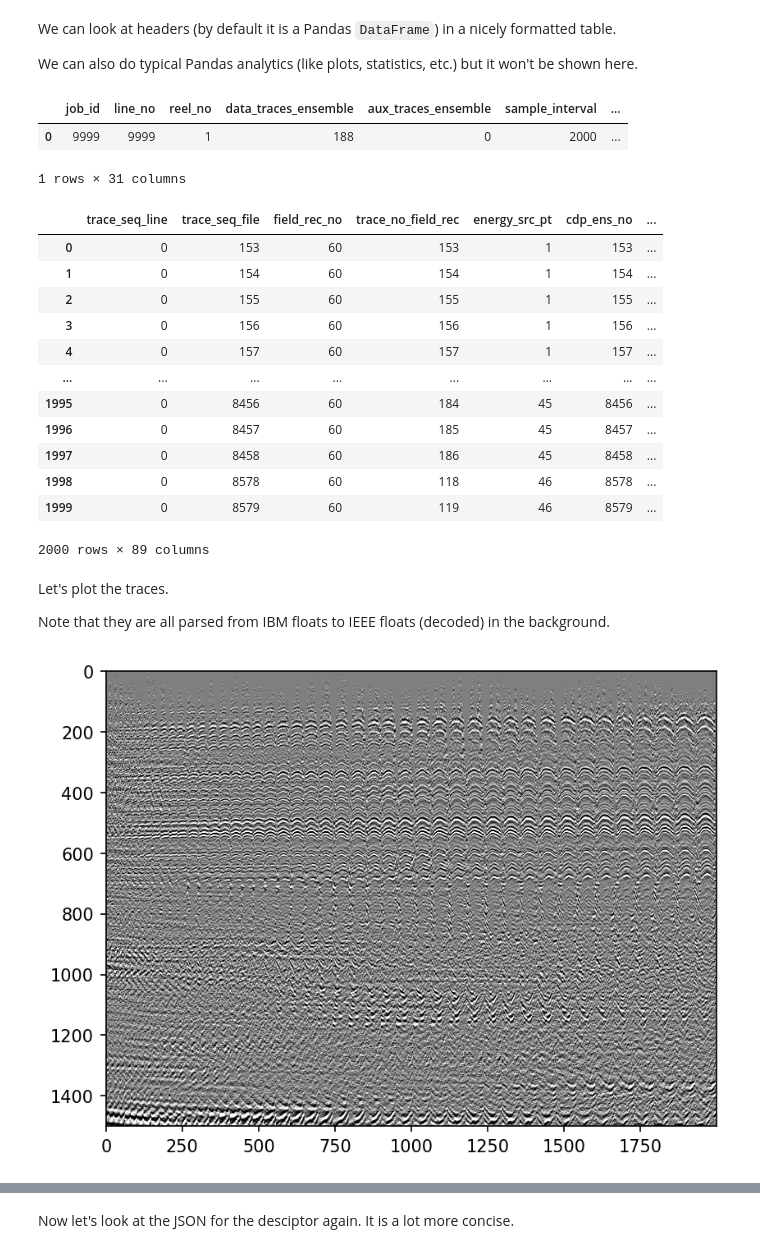
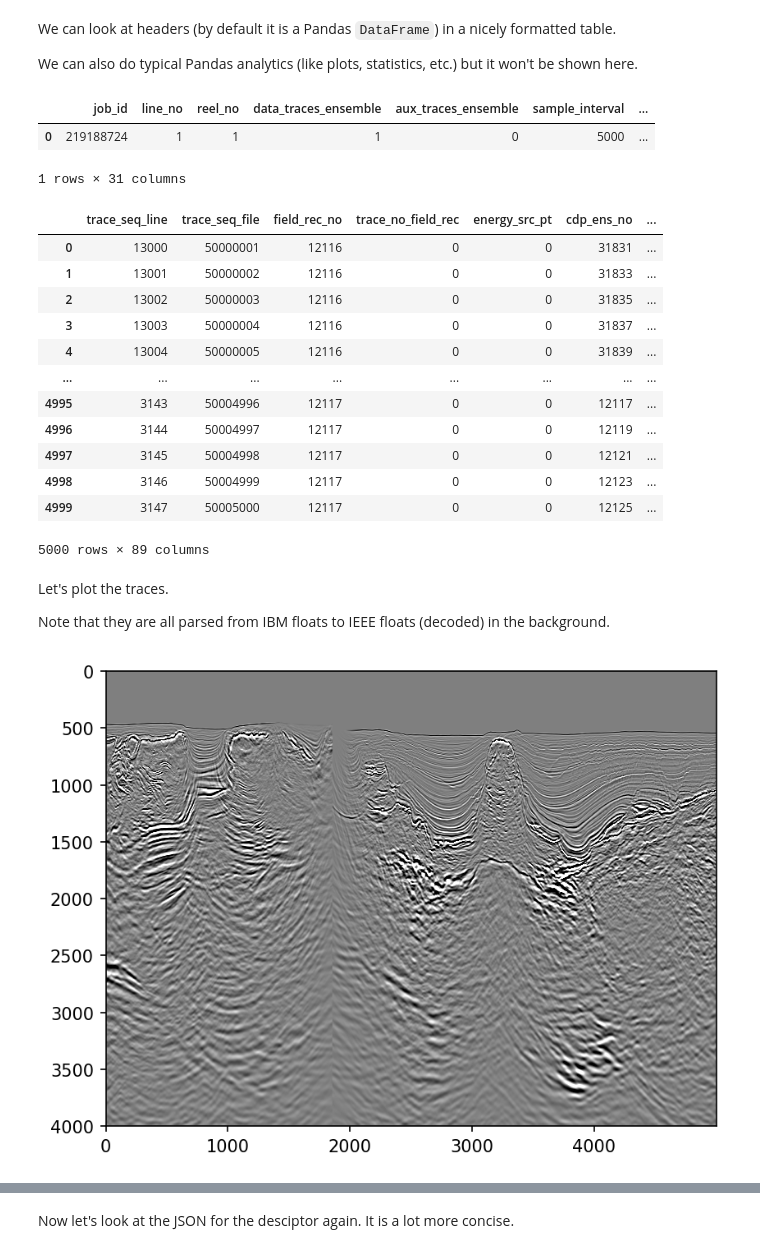
Before and after one commit to TGSAI/segy, a Jupyter notebook: examples/demo.ipynb, the cells around one changed output, grey strips where cells are left out. Cells and saved outputs as stored; diff of their text form; code cells hidden in the pictures.

```diff
--- a/examples/demo.ipynb
+++ b/examples/demo.ipynb
@@ -15,7 +15,7 @@ from IPython.display import JSON
 
 from segy import SegyFile
 
-path = "gs://tgs-datascience-zarr-experiments/segy/filt_mig_nopad_tgsbytes.sgy"
+path = "gs://tgs-datascience-zarr-experiments/segy/KIRDMPMIG.V3.SEGY"
 
 sgy = SegyFile(path, segy_standard=1)
 # %% [markdown]
@@ -42,5 +50,12 @@ Here we read:
 # %%
-text_hdr = sgy.text_header
-bin_hdr = sgy.binary_header
-trcs = sgy.trace[:2000]
+text_header = sgy.text_header
+binary_header = sgy.binary_header
+
+start = 50_000_000
+stop = start + 5_000
+
+traces = sgy.trace[start:stop]
+
+trace_headers = traces["header"]
+trace_data = traces["data"]
 # %% [markdown]
@@ -73,37 +89,37 @@ We can look at headers (by default it is a Pandas `DataFrame`) in a nicely forma
 
 We can also do typical Pandas analytics (like plots, statistics, etc.) but it won't be shown here.
 # %%
-bin_hdr
+binary_header
 # %% [output]
 |  | job_id | line_no | reel_no | data_traces_ensemble | aux_traces_ensemble | sample_interval | ... |
-| 0 | 9999 | 9999 | 1 | 188 | 0 | 2000 | ... |
+| 0 | 219188724 | 1 | 1 | 1 | 0 | 5000 | ... |
 1 rows × 31 columns
 # %%
-trcs["header"]
+trace_headers
 # %% [output]
 |  | trace_seq_line | trace_seq_file | field_rec_no | trace_no_field_rec | energy_src_pt | cdp_ens_no | ... |
-| 0 | 0 | 153 | 60 | 153 | 1 | 153 | ... |
-| 1 | 0 | 154 | 60 | 154 | 1 | 154 | ... |
-| 2 | 0 | 155 | 60 | 155 | 1 | 155 | ... |
-| 3 | 0 | 156 | 60 | 156 | 1 | 156 | ... |
-| 4 | 0 | 157 | 60 | 157 | 1 | 157 | ... |
+| 0 | 13000 | 50000001 | 12116 | 0 | 0 | 31831 | ... |
+| 1 | 13001 | 50000002 | 12116 | 0 | 0 | 31833 | ... |
+| 2 | 13002 | 50000003 | 12116 | 0 | 0 | 31835 | ... |
+| 3 | 13003 | 50000004 | 12116 | 0 | 0 | 31837 | ... |
+| 4 | 13004 | 50000005 | 12116 | 0 | 0 | 31839 | ... |
 | ... | ... | ... | ... | ... | ... | ... | ... |
-| 1995 | 0 | 8456 | 60 | 184 | 45 | 8456 | ... |
-| 1996 | 0 | 8457 | 60 | 185 | 45 | 8457 | ... |
-| 1997 | 0 | 8458 | 60 | 186 | 45 | 8458 | ... |
-| 1998 | 0 | 8578 | 60 | 118 | 46 | 8578 | ... |
-| 1999 | 0 | 8579 | 60 | 119 | 46 | 8579 | ... |
+| 4995 | 3143 | 50004996 | 12117 | 0 | 0 | 12117 | ... |
+| 4996 | 3144 | 50004997 | 12117 | 0 | 0 | 12119 | ... |
+| 4997 | 3145 | 50004998 | 12117 | 0 | 0 | 12121 | ... |
+| 4998 | 3146 | 50004999 | 12117 | 0 | 0 | 12123 | ... |
+| 4999 | 3147 | 50005000 | 12117 | 0 | 0 | 12125 | ... |
-2000 rows × 89 columns
+5000 rows × 89 columns
 # %% [markdown]
 Let's plot the traces.
 
 Note that they are all parsed from IBM floats to IEEE floats (decoded) in the background.
 # %%
 plt.figure(dpi=150)
-plot_kw = {"aspect": "auto", "cmap": "gray_r", "interpolation": "lanczos"}
-plt.imshow(trcs["data"].T, vmin=-2, vmax=2, **plot_kw);
+plot_kw = {"aspect": "auto", "cmap": "gray_r", "interpolation": "bilinear"}
+plt.imshow(trace_data.T, vmin=-2, vmax=2, **plot_kw);
 # %% [output]
-[figure, old version]
+[figure, new version]
 # %% [markdown]
 # ReDo the Same with Custom Schema
 
```
Also changed, not shown: parts of 14 cells of this notebook.
